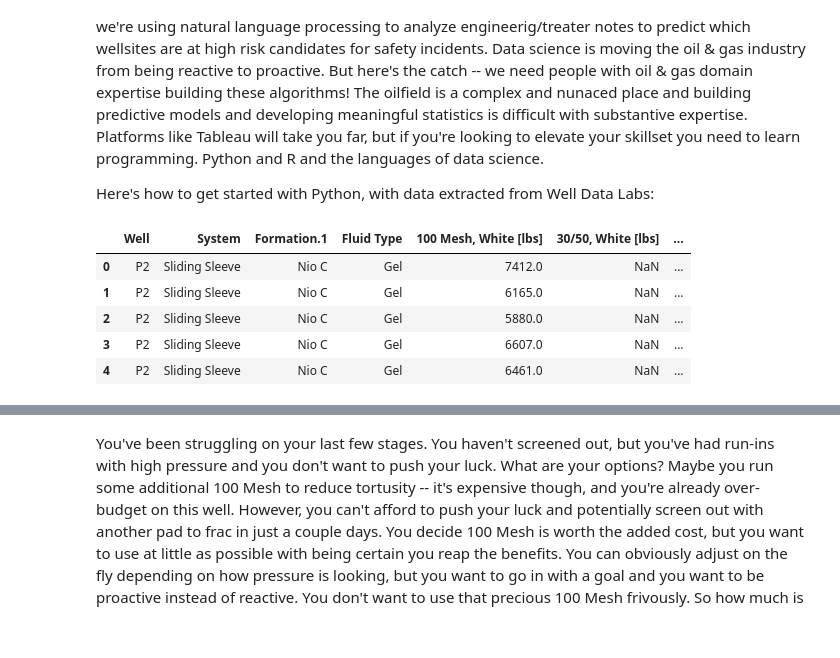
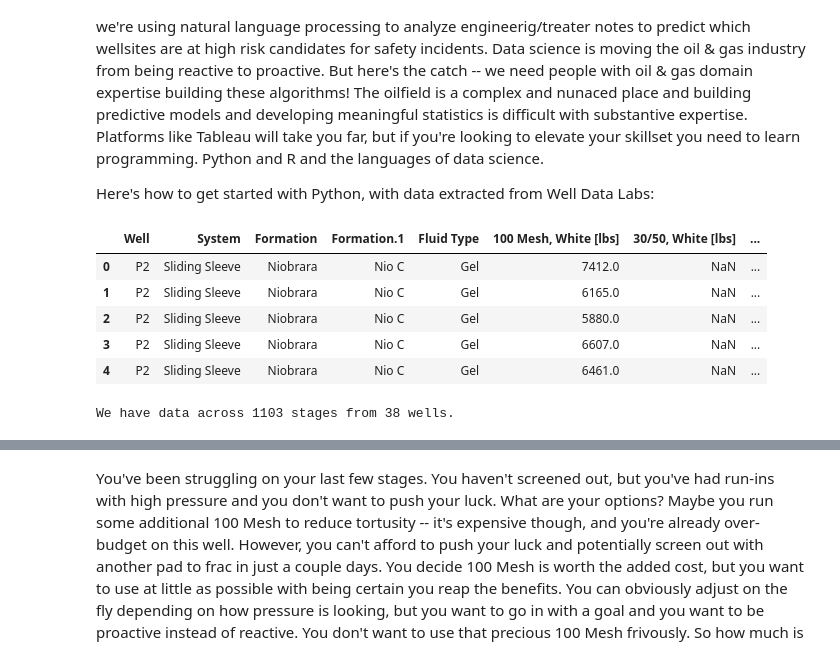
Before and after one commit to kykiefer/wdl, a Jupyter notebook: proppant.ipynb, the cells around one changed output, grey strips where cells are left out. Saved outputs shown, nothing was run; the diff lists cells and outputs as text; code cells hidden in the pictures.

```diff
--- a/proppant.ipynb
+++ b/proppant.ipynb
@@ -18,18 +18,22 @@ sns.set(style="ticks")
 # %%
 # data frame set up
 xlsx = pd.ExcelFile('FracStats_JobList_Summer2017.xlsx')
 df_stats = xlsx.parse('FracStats')
 
-relevant_cols = ['Well', 'System', 'Formation.1', 'Fluid Type', '100 Mesh, White [lbs]',
+relevant_cols = ['Well', 'System', 'Formation', 'Formation.1', 'Fluid Type', '100 Mesh, White [lbs]',
                 '30/50, White [lbs]', '40/70, White [lbs]', '20/40, White [lbs]',
-                'Total Proppant [lbs]', 'Screen Out']
+                'Total Proppant [lbs].1', 'Screen Out']
 df_stats = df_stats[relevant_cols]
 
 df_stats.head()
 # %% [output]
-|  | Well | System | Formation.1 | Fluid Type | 100 Mesh, White [lbs] | 30/50, White [lbs] | ... |
-| 0 | P2 | Sliding Sleeve | Nio C | Gel | 7412.0 | NaN | ... |
-| 1 | P2 | Sliding Sleeve | Nio C | Gel | 6165.0 | NaN | ... |
-| 2 | P2 | Sliding Sleeve | Nio C | Gel | 5880.0 | NaN | ... |
-| 3 | P2 | Sliding Sleeve | Nio C | Gel | 6607.0 | NaN | ... |
-| 4 | P2 | Sliding Sleeve | Nio C | Gel | 6461.0 | NaN | ... |
+|  | Well | System | Formation | Formation.1 | Fluid Type | 100 Mesh, White [lbs] | 30/50, White [lbs] | ... |
+| 0 | P2 | Sliding Sleeve | Niobrara | Nio C | Gel | 7412.0 | NaN | ... |
+| 1 | P2 | Sliding Sleeve | Niobrara | Nio C | Gel | 6165.0 | NaN | ... |
+| 2 | P2 | Sliding Sleeve | Niobrara | Nio C | Gel | 5880.0 | NaN | ... |
+| 3 | P2 | Sliding Sleeve | Niobrara | Nio C | Gel | 6607.0 | NaN | ... |
+| 4 | P2 | Sliding Sleeve | Niobrara | Nio C | Gel | 6461.0 | NaN | ... |
+# %%
+print("We have data across {} stages from {} wells.".format(df_stats.shape[0], len(df_stats['Well'].unique())))
+# %% [output]
+We have data across 1103 stages from 38 wells.
```
Also changed, not shown: parts of 5 cells of this notebook, 3 other files.
